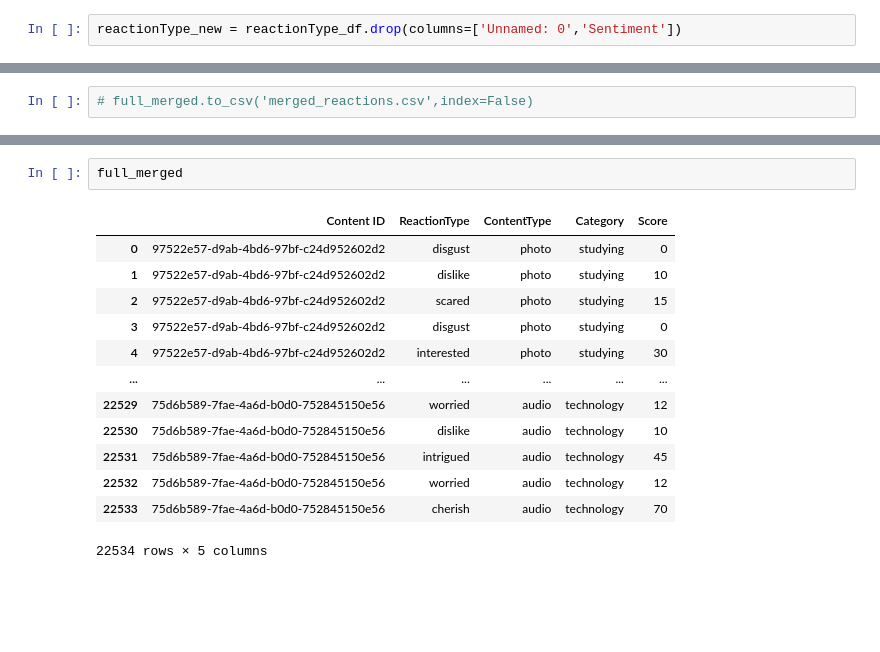
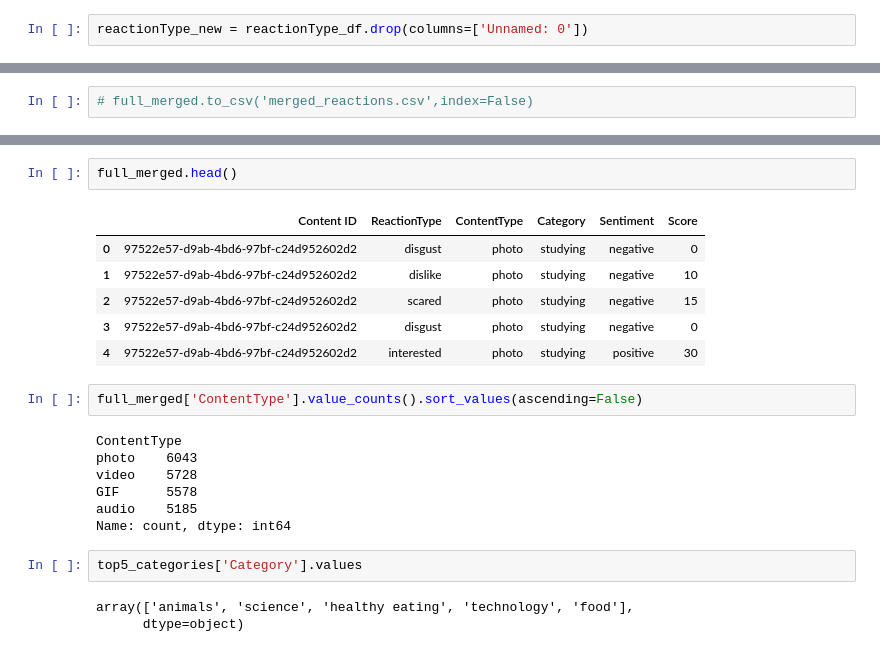
Before and after one commit to TAgKyaw/data_analysis_projects, a Jupyter notebook: Accenture_Social_Buzz/social_buzz_reaction_analysis.ipynb, the cells around one changed output, grey strips where cells are left out. Cells and saved outputs as stored; diff of their text form; blank space fills up the shorter version.

```diff
--- a/Accenture_Social_Buzz/social_buzz_reaction_analysis.ipynb
+++ b/Accenture_Social_Buzz/social_buzz_reaction_analysis.ipynb
@@ -102,7 +102,7 @@ Sentiment     0
 Score         0
 dtype: int64
 # %%
-reactionType_new = reactionType_df.drop(columns=['Unnamed: 0','Sentiment'])
+reactionType_new = reactionType_df.drop(columns=['Unnamed: 0'])
 # %%
 reactionType_new.head(2)
 # %% [output]
@@ -198,16 +251,23 @@ full_merged.head()
 # %%
-full_merged
+full_merged.head()
 # %% [output]
-|  | Content ID | ReactionType | ContentType | Category | Score |
-| 0 | 97522e57-d9ab-4bd6-97bf-c24d952602d2 | disgust | photo | studying | 0 |
-| 1 | 97522e57-d9ab-4bd6-97bf-c24d952602d2 | dislike | photo | studying | 10 |
-| 2 | 97522e57-d9ab-4bd6-97bf-c24d952602d2 | scared | photo | studying | 15 |
-| 3 | 97522e57-d9ab-4bd6-97bf-c24d952602d2 | disgust | photo | studying | 0 |
-| 4 | 97522e57-d9ab-4bd6-97bf-c24d952602d2 | interested | photo | studying | 30 |
-| ... | ... | ... | ... | ... | ... |
-| 22529 | 75d6b589-7fae-4a6d-b0d0-752845150e56 | worried | audio | technology | 12 |
-| 22530 | 75d6b589-7fae-4a6d-b0d0-752845150e56 | dislike | audio | technology | 10 |
-| 22531 | 75d6b589-7fae-4a6d-b0d0-752845150e56 | intrigued | audio | technology | 45 |
-| 22532 | 75d6b589-7fae-4a6d-b0d0-752845150e56 | worried | audio | technology | 12 |
-| 22533 | 75d6b589-7fae-4a6d-b0d0-752845150e56 | cherish | audio | technology | 70 |
+|  | Content ID | ReactionType | ContentType | Category | Sentiment | Score |
+| 0 | 97522e57-d9ab-4bd6-97bf-c24d952602d2 | disgust | photo | studying | negative | 0 |
+| 1 | 97522e57-d9ab-4bd6-97bf-c24d952602d2 | dislike | photo | studying | negative | 10 |
+| 2 | 97522e57-d9ab-4bd6-97bf-c24d952602d2 | scared | photo | studying | negative | 15 |
+| 3 | 97522e57-d9ab-4bd6-97bf-c24d952602d2 | disgust | photo | studying | negative | 0 |
+| 4 | 97522e57-d9ab-4bd6-97bf-c24d952602d2 | interested | photo | studying | positive | 30 |
-22534 rows × 5 columns
+# %%
+full_merged['ContentType'].value_counts().sort_values(ascending=False)
+# %% [output]
+ContentType
+photo    6043
+video    5728
+GIF      5578
+audio    5185
+Name: count, dtype: int64
+# %%
+top5_categories['Category'].values
+# %% [output]
+array(['animals', 'science', 'healthy eating', 'technology', 'food'],
+      dtype=object)
```
Also changed, not shown: parts of 14 cells of this notebook.
